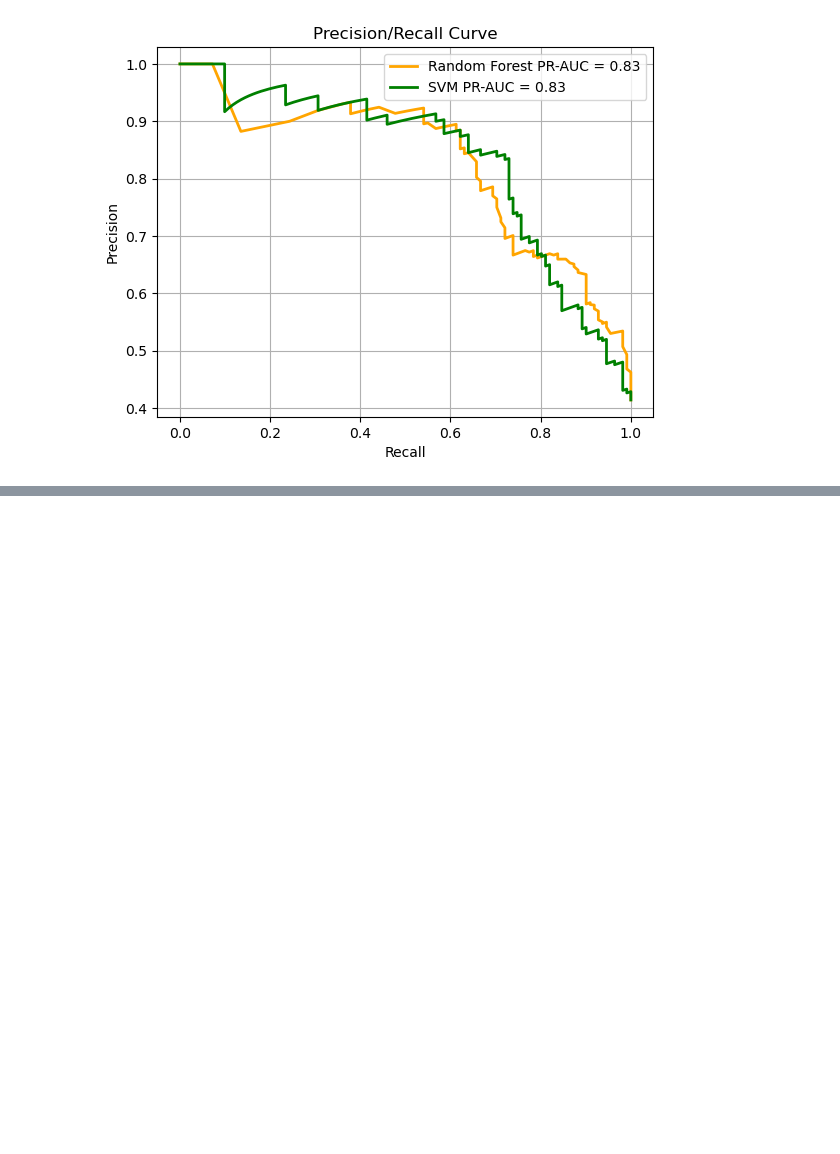
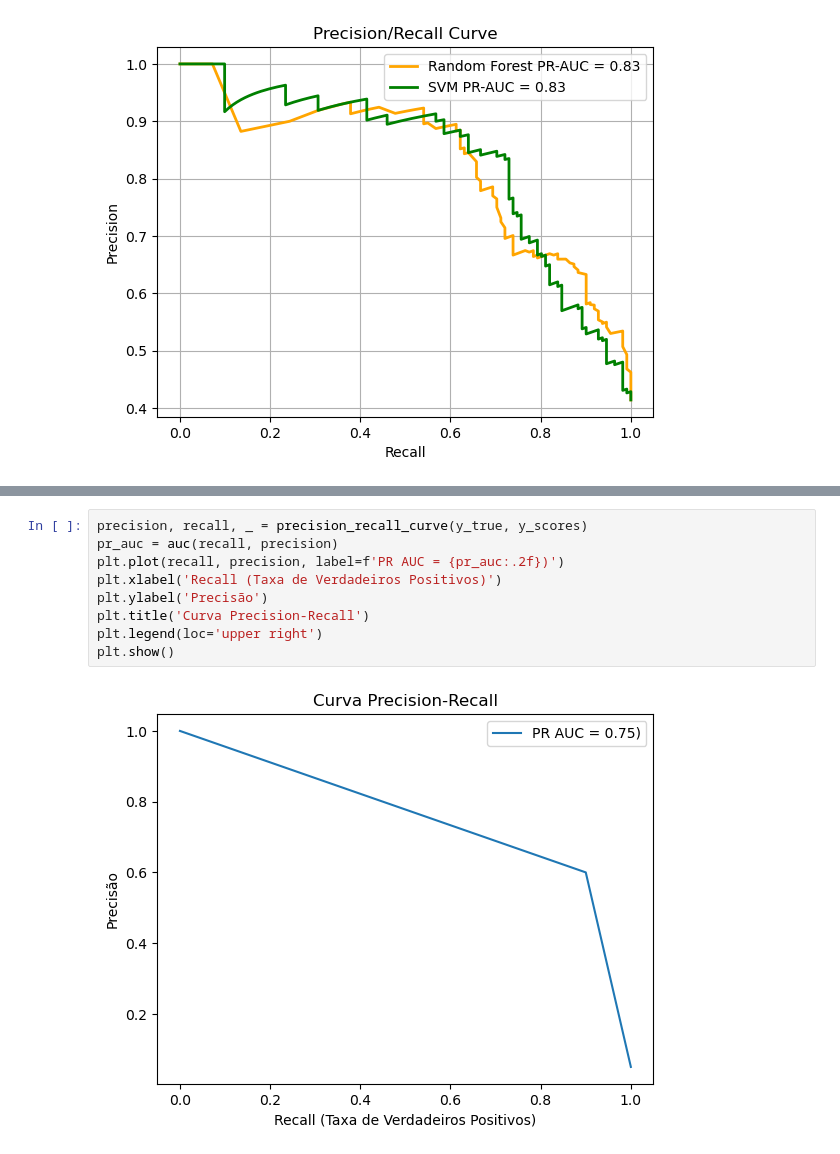
Before and after one commit to espeditoalves/ml-classification-metrics, a Jupyter notebook: notebooks/01_Evaluation.ipynb, the cells around one changed output, grey strips where cells are left out. Cells and saved outputs as stored; diff of their text form; blank space fills up the shorter version.

```diff
--- a/notebooks/01_Evaluation.ipynb
+++ b/notebooks/01_Evaluation.ipynb
@@ -821,0 +922,11 @@ plt.show()
+# %%
+precision, recall, _ = precision_recall_curve(y_true, y_scores)
+pr_auc = auc(recall, precision)
+plt.plot(recall, precision, label=f'PR AUC = {pr_auc:.2f})')
+plt.xlabel('Recall (Taxa de Verdadeiros Positivos)')
+plt.ylabel('Precisão')
+plt.title('Curva Precision-Recall')
+plt.legend(loc='upper right')
+plt.show()
+# %% [output]
+[figure, added]
```
Also changed, not shown: parts of 14 cells of this notebook.
